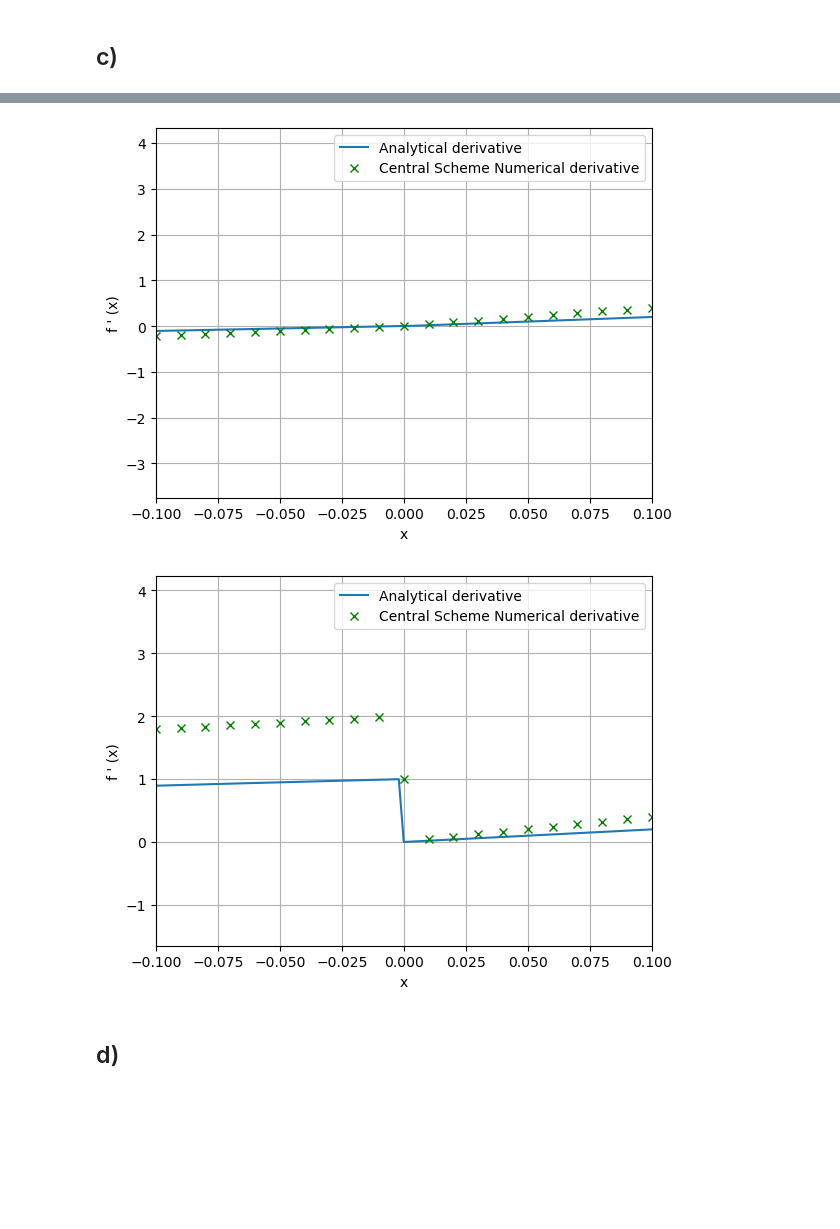
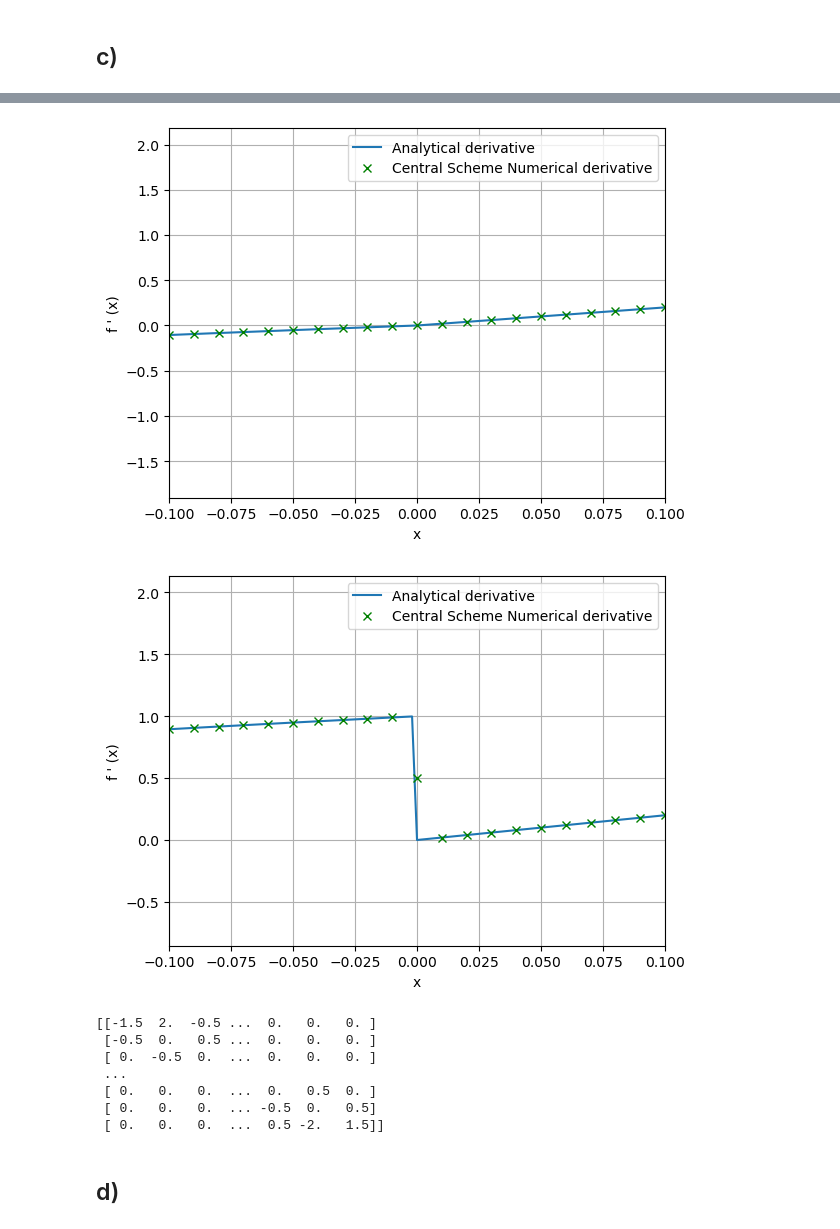
Before and after one commit to Katikistan/NumeP, a Jupyter notebook: week1/week1.ipynb, the cells around one changed output, grey strips where cells are left out. Saved outputs shown, nothing was run; the diff lists cells and outputs as text; code cells hidden in the pictures; blank space fills up the shorter version.

```diff
--- a/week1/week1.ipynb
+++ b/week1/week1.ipynb
@@ -11,7 +11,7 @@ $$
 # %%
 import numpy as np
 import matplotlib.pyplot as plt
-N = 20
+N = 20*1
 x = np.linspace(0, 2 * np.pi, N, endpoint=False)
 dx = 2 * np.pi / N
 
@@ -240,6 +258,7 @@ dx = x[1] - x[0]
 
 # making the central second order finite difference scheme
 A = np.zeros((N, N))
+
 # forward difference
 A[0, 0] = -3 / 2
 A[0, 1] = 2
@@ -247,8 +266,8 @@ A[0, 2] = -1 / 2
 
 # central difference, shifting -1 and 1 to the right for each row
 for i in range(1, N - 1):
-    A[i, i - 1] = -1
-    A[i, i + 1] = 1
+    A[i, i - 1] = -1/2
+    A[i, i + 1] = 1/2
 
 # backward difference
 A[N - 1, N - 3] = 1 / 2
@@ -267,4 +286,6 @@ for a in a_values:
     plt.grid(True)
     plt.xlim(-0.1, 0.1)  # Zoom in near x=0
     plt.show()
+
+print(A)
 # %% [output]
@@ -272,5 +293,12 @@ for a in a_values:
-[figure, old version]
+[figure, new version]
-[figure, old version]
+[figure, new version]
+[[-1.5  2.  -0.5 ...  0.   0.   0. ]
+ [-0.5  0.   0.5 ...  0.   0.   0. ]
+ [ 0.  -0.5  0.  ...  0.   0.   0. ]
+ ...
+ [ 0.   0.   0.  ...  0.   0.5  0. ]
+ [ 0.   0.   0.  ... -0.5  0.   0.5]
+ [ 0.   0.   0.  ...  0.5 -2.   1.5]]
 # %% [markdown]
 ## d)
 # %%
```
Also changed, not shown: parts of 6 cells of this notebook.
